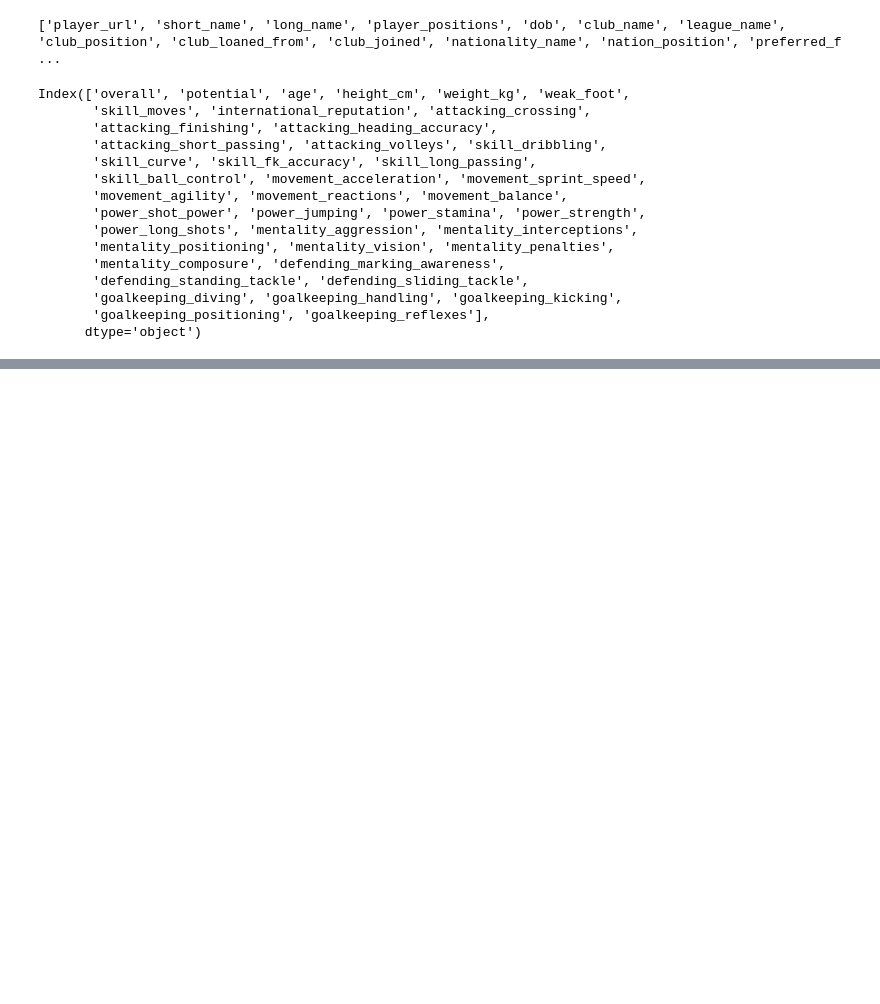
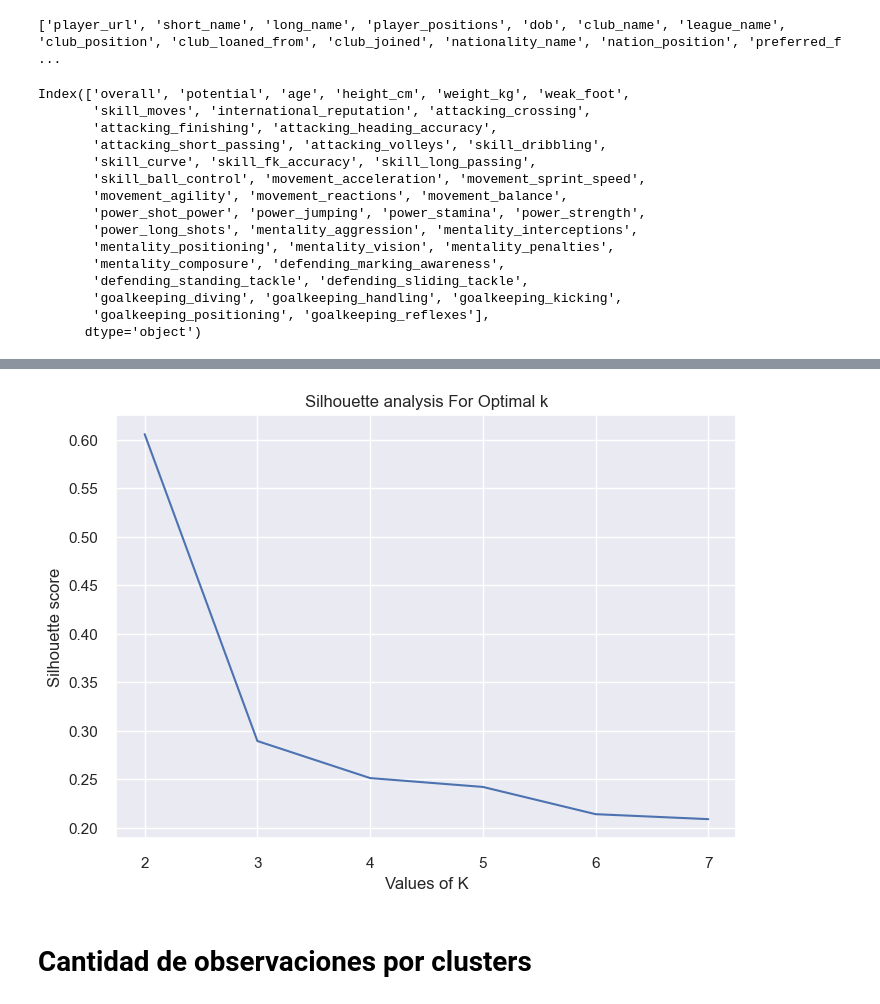
Before and after one commit to pablonicolasr/diplodatos-aans-2022-grupo32, a Jupyter notebook: entregable5_pablonicolasramos90.ipynb, the cells around one changed output, grey strips where cells are left out. Cells and saved outputs as stored; diff of their text form; code cells hidden in the pictures; blank space fills up the shorter version.

```diff
--- a/entregable5_pablonicolasramos90.ipynb
+++ b/entregable5_pablonicolasramos90.ipynb
@@ -445,0 +513,23 @@ plt.show()
+# %%
+silhouette_avg = []
+
+for i in range(2, 8):
+
+    # initialise kmeans
+    kmeans = KMeans(n_clusters=i)
+    kmeans.fit(df_skills_z_new)
+    cluster_labels = kmeans.labels_
+
+    # silhouette score
+    silhouette_avg.append(silhouette_score(df_skills_z_new, cluster_labels))
+
+
+plt.plot(range(2, 8), silhouette_avg, "bx-")
+plt.xlabel("Values of K")
+plt.ylabel("Silhouette score")
+plt.title("Silhouette analysis For Optimal k")
+plt.show()
+# %% [output]
+[figure, added]
+# %% [markdown]
+# Cantidad de observaciones por clusters
```
Also changed, not shown: parts of 47 cells of this notebook.
